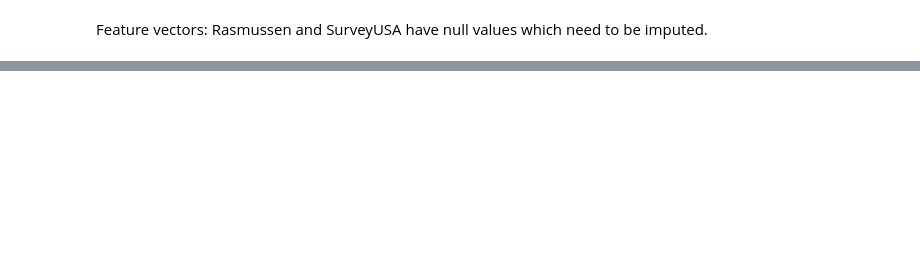
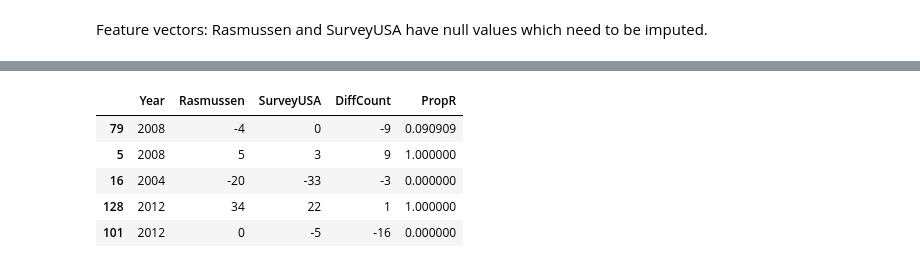
Before and after one commit to atheesh1998/Analytics-Edge, a Jupyter notebook: 3. Logistic Regression/3. Election Forecasting.ipynb, the cells around one changed output, grey strips where cells are left out. Saved outputs shown, nothing was run; the diff lists cells and outputs as text; code cells hidden in the pictures; blank space fills up the shorter version.

```diff
--- a/3. Logistic Regression/3. Election Forecasting.ipynb
+++ b/3. Logistic Regression/3. Election Forecasting.ipynb
@@ -36,0 +97,12 @@ Feature vectors: Rasmussen and SurveyUSA have null values which need to be imput
+# %%
+y = pd.DataFrame(poll.Republican)
+X = pd.DataFrame(poll.drop(['State','Republican'], axis = 1))
+# %%
+X.sample(5)
+# %% [output]
+|  | Year | Rasmussen | SurveyUSA | DiffCount | PropR |
+| 79 | 2008 | -4 | 0 | -9 | 0.090909 |
+| 5 | 2008 | 5 | 3 | 9 | 1.000000 |
+| 16 | 2004 | -20 | -33 | -3 | 0.000000 |
+| 128 | 2012 | 34 | 22 | 1 | 1.000000 |
+| 101 | 2012 | 0 | -5 | -16 | 0.000000 |
```
Also changed, not shown: parts of 19 cells of this notebook.
